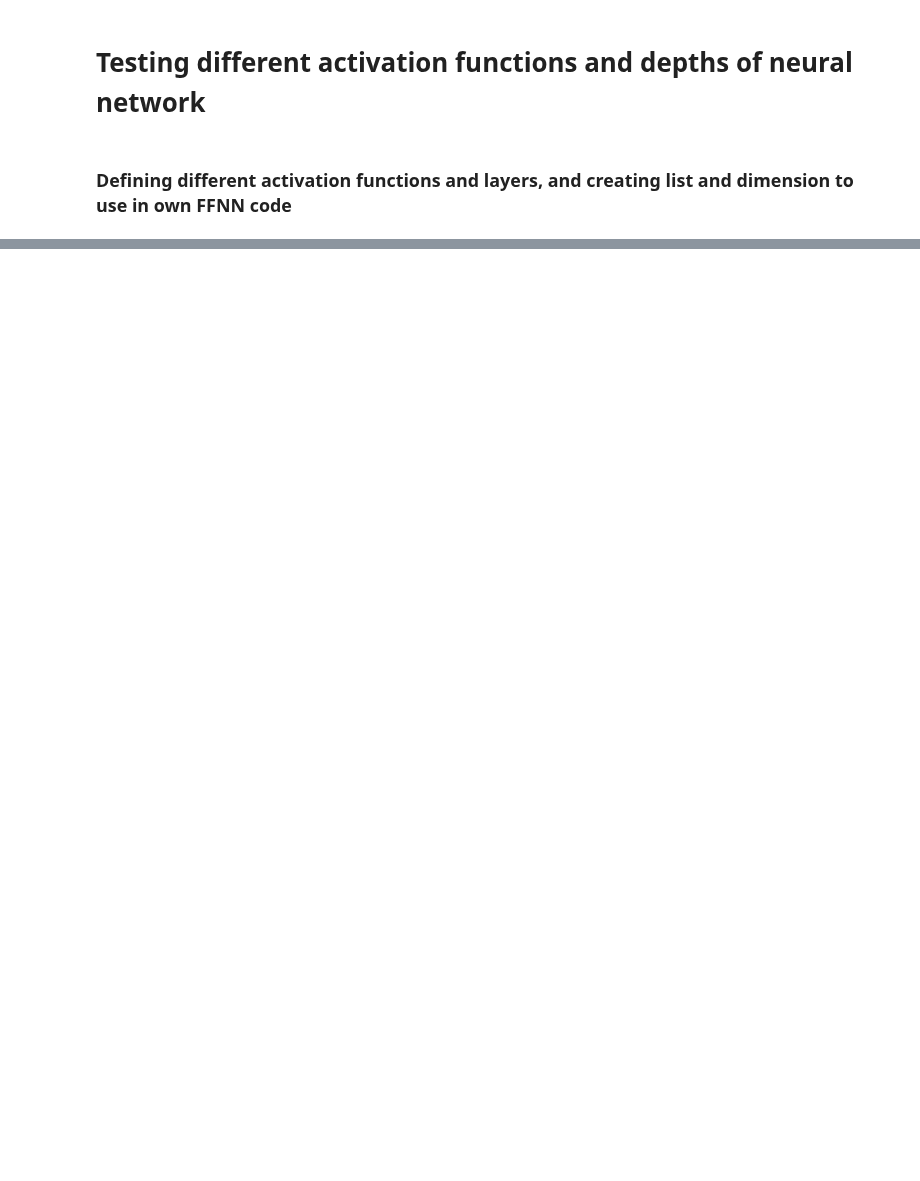
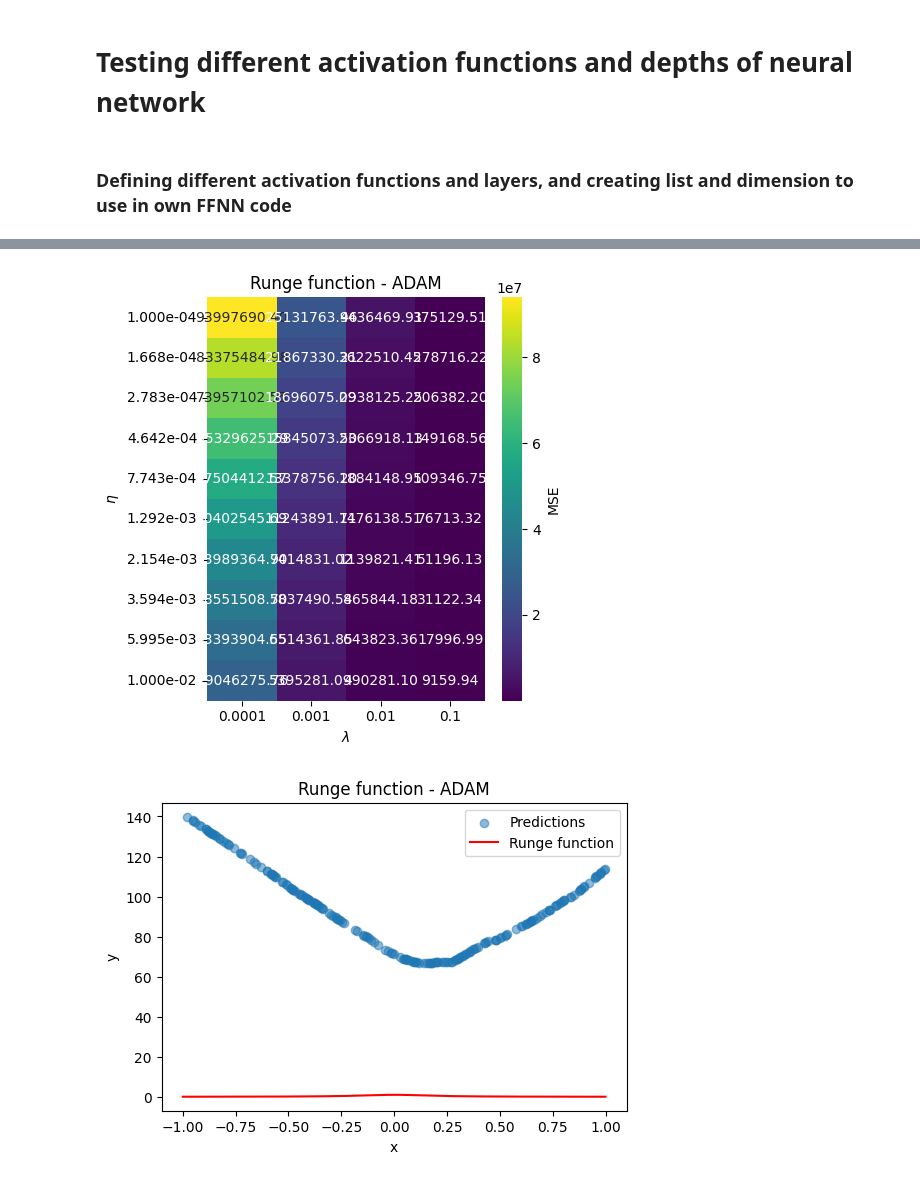
Before and after one commit to johtj/data_analysis_ml_projects, a Jupyter notebook: assignment2/Code/part_d.ipynb, the cells around one changed output, grey strips where cells are left out. Cells and saved outputs as stored; diff of their text form; code cells hidden in the pictures; blank space fills up the shorter version.

```diff
--- a/assignment2/Code/part_d.ipynb
+++ b/assignment2/Code/part_d.ipynb
@@ -10,11 +9,22 @@ from source.cost_functions import mse
 # %% [markdown]
 ### Defining different activation functions and layers, and creating list and dimension to use in own FFNN code
 # %%
-# settings for this task
+# Settings for this task
 
+ITERATIONS = 10
+MOMENTUM = 0.9
+
+VERBOSE = False
 SHOW_PLOT = True
+SAVE_FIGURE = True
+
 OPTIMIZER = 'ADAM'
+ACTIVATION_FUNC = 'RELU'
+
 SAVE_FIGURE = True
+SHOW_PLOT = True
+
+RUNGE_HIDDEN = (50,100)
 # %%
 # Defining different activation functions and layers, and creating list and dimension to use in own FFNN code
 
@@ -40,15 +46,4 @@ RUNGE_HIDDEN_50_100_50 = (50, 100, 50)
 # %%
-# RELU - hidden (50,)
-RUNGE_HIDDEN_50 = (50,)
-ACTIVATION_FUNCTION_HIDDEN_RELU = activations_functions.RELU
-ACTIVATION_FUNCTION_HIDDEN_DERIVATIVE_RELU = activations_functions.RELU_derivative
 
-activations, activations_derivative, _dim = create_activations_layderdim(ACTIVATION_FUNCTION_HIDDEN_RELU, ACTIVATION_FUNCTION_HIDDEN_DERIVATIVE_RELU, ACTIVATION_FUNCTION_OUTPUT, ACTIVATION_FUNCTION_OUTPUT_DERIVATIVE, RUNGE_HIDDEN_50, y_train, x_train_scaled)
-
-NN_50_RELU = NN(dims = _dim, activation_funcs = activations, activation_ders = activations_derivative)
-adam_50_RELU = neural_network_loop(NN_50_RELU, ETA_VALUES, LAMBDA_VALUES, OPTIMIZER, RUNGE_MAX_ITERATIONS, x_train_scaled, y_train, x_test, y_test, momentum_val=MOMENTUM, verbose=VERBOSE)
-
-# LRELU - hidden (50,)
-activations, activations_derivative, _dim = create_activations_layderdim(ACTIVATION_FUNCTION_HIDDEN_LRELU, ACTIVATION_FUNCTION_HIDDEN_DERIVATIVE_LRELU, ACTIVATION_FUNCTION_OUTPUT, ACTIVATION_FUNCTION_OUTPUT_DERIVATIVE, RUNGE_HIDDEN_50, y_train, x_train_scaled)
-NN_50_LRELU = NN(dims = _dim, activation_funcs = activations, activation_ders = activations_derivative)
-adam_50_LRELU = neural_network_loop(NN_50_LRELU, ETA_VALUES, LAMBDA_VALUES, OPTIMIZER, RUNGE_MAX_ITERATIONS, x_train_scaled, y_train, x_test, y_test, momentum_val=MOMENTUM, verbose=VERBOSE)
+model = NN(dims = _dim, activation_funcs = activations, activation_ders = activations_derivative)
+results = neural_network_loop(model, ETA_VALUES, LAMBDA_VALUES, OPTIMIZER, ITERATIONS, x_train_scaled, y_train, x_test, y_test, momentum_val=MOMENTUM, verbose=VERBOSE)
@@ -76,0 +68,12 @@ plot_heatmap(adam_16_32_LRELU , title=f'Runge function with {OPTIMIZER}', heat_m
+# %%
+# Plotting
+
+plot_heatmap(results, title=f'Runge function - {OPTIMIZER}', heat_metric='MSE', filename=f'part_d-heatmap_{RUNGE_HIDDEN}_{OPTIMIZER}_afunc{ACTIVATION_FUNC}', show_plot=SHOW_PLOT, save_image=SAVE_FIGURE)
+
+# Print best MSE
+min_row = results.loc[results['MSE'].idxmin()]
+predictions = results.loc[results['MSE'].idxmin(), 'Predictions']
+plot_runges(x, y, x_test, predictions, title=f'Runge function - {OPTIMIZER}',filename=f'part_d-heatmap_{RUNGE_HIDDEN}_{OPTIMIZER}_afunc{ACTIVATION_FUNC}', show_plot=SHOW_PLOT, save_image=SAVE_FIGURE)
+# %% [output]
+[figure, added]
+[figure, added]
```
Also changed, not shown: parts of 6 cells of this notebook.
